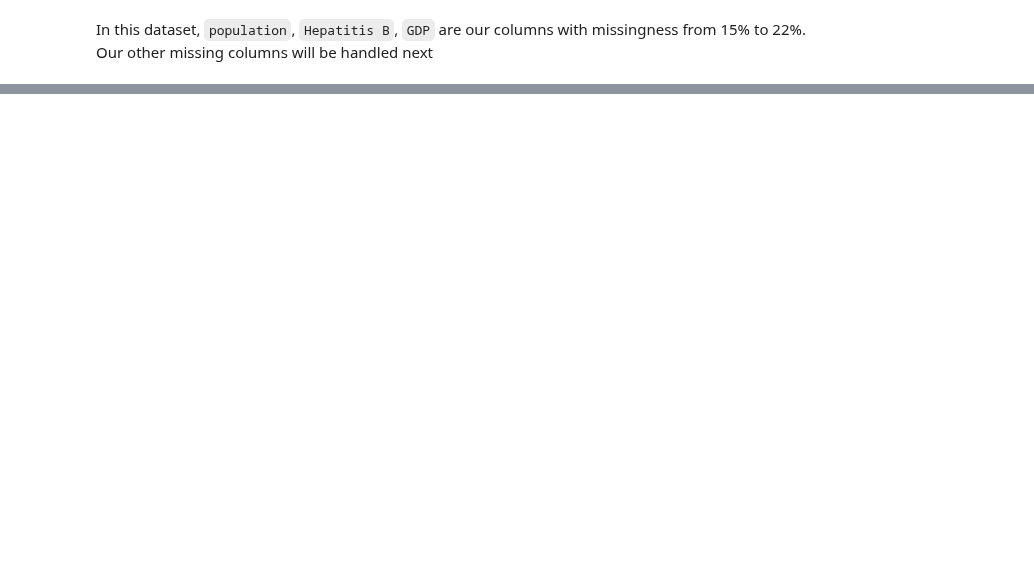
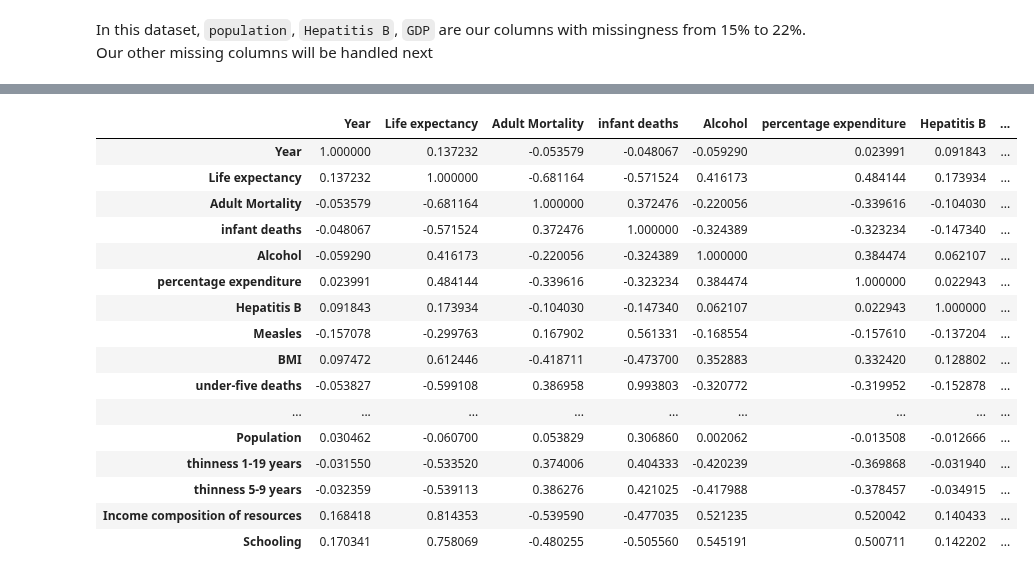
Before and after one commit to DJGump/module-work-DSI06, a Jupyter notebook: week6-dgump/Assignments/model_challenge_1_dgump_dsi06.ipynb, the cells around one changed output, grey strips where cells are left out. Cells and saved outputs as stored; diff of their text form; code cells hidden in the pictures; blank space fills up the shorter version.

```diff
--- a/week6-dgump/Assignments/model_challenge_1_dgump_dsi06.ipynb
+++ b/week6-dgump/Assignments/model_challenge_1_dgump_dsi06.ipynb
@@ -143,0 +330,8 @@ Name: Population, Length: 2934, dtype: int64
+# %%
+for col in life_num:
+    zscores = zscore(life_expc_df[col])
+    print(
+        "For column {}, there are {} outliers".format(
+            col, len((np.where(zscores > 1.5)[0]))
+        )
+    )
@@ -143,0 +371,17 @@ Name: Population, Length: 2934, dtype: int64
+# %%
+col_to_winsorize = life_expc_df[
+    [
+        "Life expectancy ",
+        "Adult Mortality",
+        "Alcohol",
+        " BMI ",
+        "infant deaths",
+        "percentage expenditure",
+        "Measles ",
+        "under-five deaths ",
+        "Income composition of resources",
+        "Schooling",
+    ]
+]
+for col in col_to_winsorize:
+    life_expc_df[col] = winsorize(life_expc_df[col], (0.1, 0.1))
@@ -143,0 +390,18 @@ Name: Population, Length: 2934, dtype: int64
+# %%
+col_to_transform = life_num.drop(
+    [
+        "Life expectancy ",
+        "Adult Mortality",
+        "Alcohol",
+        " BMI ",
+        "infant deaths",
+        "percentage expenditure",
+        "Measles ",
+        "under-five deaths ",
+        "Income composition of resources",
+        "Schooling",
+    ],
+    axis=1,
+)
+for col in col_to_transform:
+    life_expc_df[col] = np.log(life_expc_df[col])
@@ -143,0 +454,20 @@ Name: Population, Length: 2934, dtype: int64
+# %%
+life_expc_df.corr()
+# %% [output]
+|  | Year | Life expectancy | Adult Mortality | infant deaths | Alcohol | percentage expenditure | Hepatitis B | ... |
+| Year | 1.000000 | 0.137232 | -0.053579 | -0.048067 | -0.059290 | 0.023991 | 0.091843 | ... |
+| Life expectancy | 0.137232 | 1.000000 | -0.681164 | -0.571524 | 0.416173 | 0.484144 | 0.173934 | ... |
+| Adult Mortality | -0.053579 | -0.681164 | 1.000000 | 0.372476 | -0.220056 | -0.339616 | -0.104030 | ... |
+| infant deaths | -0.048067 | -0.571524 | 0.372476 | 1.000000 | -0.324389 | -0.323234 | -0.147340 | ... |
+| Alcohol | -0.059290 | 0.416173 | -0.220056 | -0.324389 | 1.000000 | 0.384474 | 0.062107 | ... |
+| percentage expenditure | 0.023991 | 0.484144 | -0.339616 | -0.323234 | 0.384474 | 1.000000 | 0.022943 | ... |
+| Hepatitis B | 0.091843 | 0.173934 | -0.104030 | -0.147340 | 0.062107 | 0.022943 | 1.000000 | ... |
+| Measles | -0.157078 | -0.299763 | 0.167902 | 0.561331 | -0.168554 | -0.157610 | -0.137204 | ... |
+| BMI | 0.097472 | 0.612446 | -0.418711 | -0.473700 | 0.352883 | 0.332420 | 0.128802 | ... |
+| under-five deaths | -0.053827 | -0.599108 | 0.386958 | 0.993803 | -0.320772 | -0.319952 | -0.152878 | ... |
+| ... | ... | ... | ... | ... | ... | ... | ... | ... |
+| Population | 0.030462 | -0.060700 | 0.053829 | 0.306860 | 0.002062 | -0.013508 | -0.012666 | ... |
+| thinness 1-19 years | -0.031550 | -0.533520 | 0.374006 | 0.404333 | -0.420239 | -0.369868 | -0.031940 | ... |
+| thinness 5-9 years | -0.032359 | -0.539113 | 0.386276 | 0.421025 | -0.417988 | -0.378457 | -0.034915 | ... |
+| Income composition of resources | 0.168418 | 0.814353 | -0.539590 | -0.477035 | 0.521235 | 0.520042 | 0.140433 | ... |
+| Schooling | 0.170341 | 0.758069 | -0.480255 | -0.505560 | 0.545191 | 0.500711 | 0.142202 | ... |
```
Also changed, not shown: parts of 40 cells of this notebook, 3 other files.
